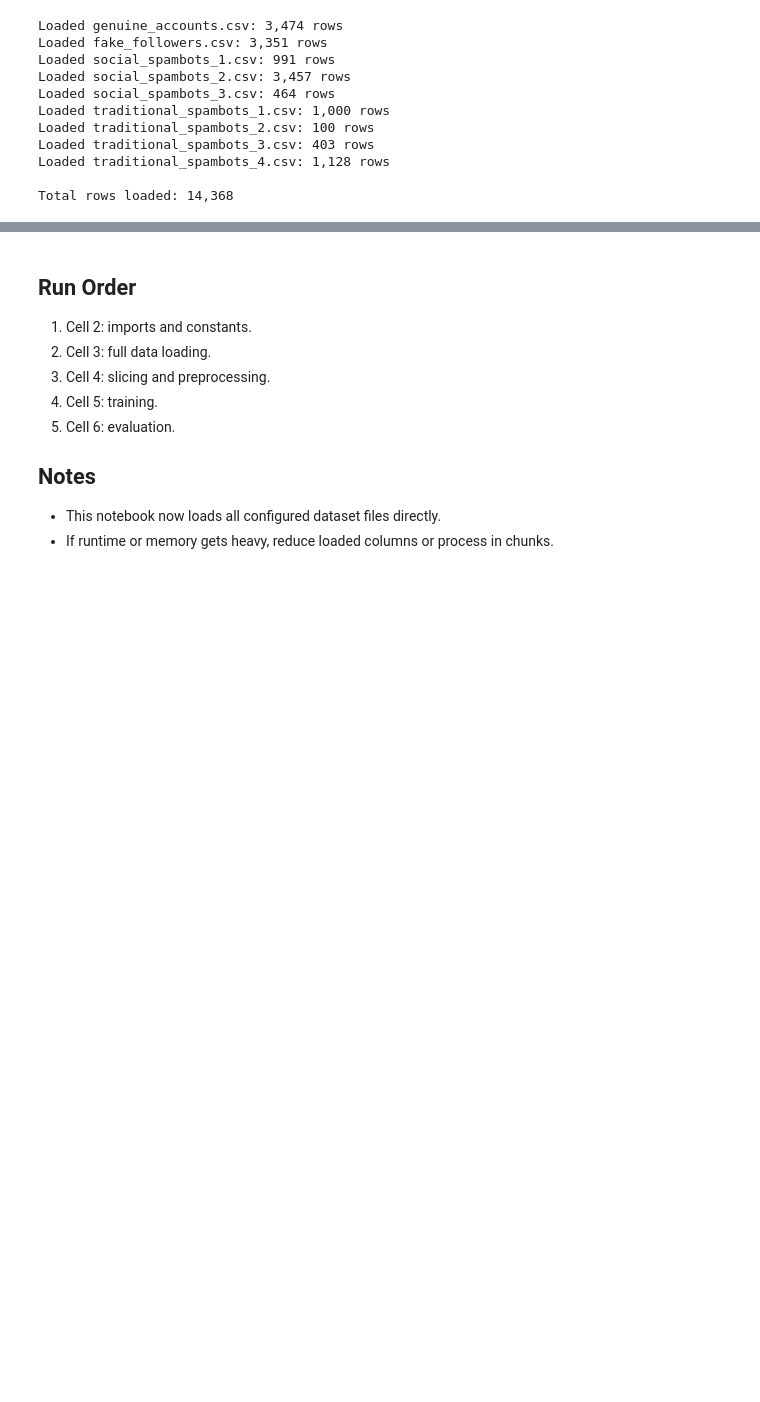
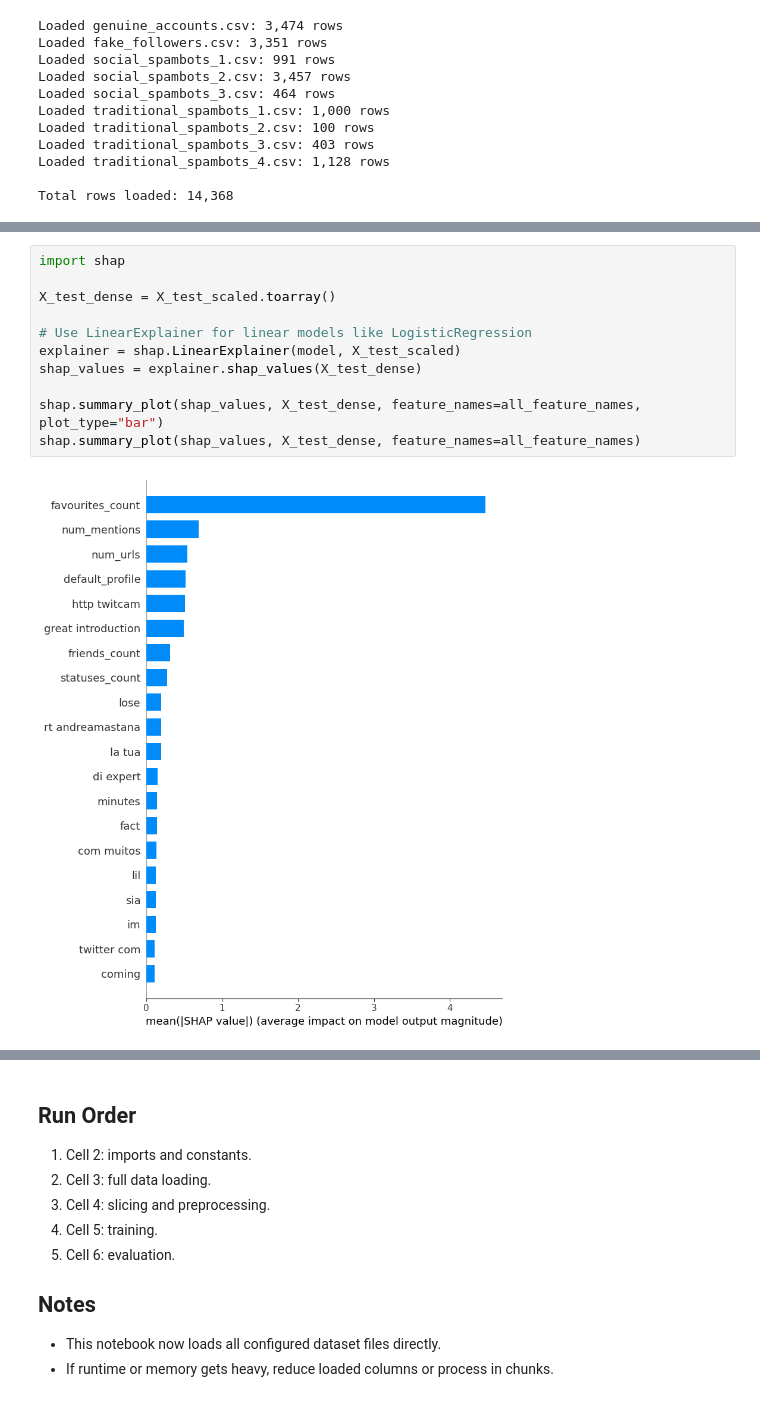
Before and after one commit to katherineesanders/ML-Project, a Jupyter notebook: logreg_experiments_NLP.ipynb, the cells around one changed output, grey strips where cells are left out. Saved outputs shown, nothing was run; the diff lists cells and outputs as text; blank space fills up the shorter version.

```diff
--- a/logreg_experiments_NLP.ipynb
+++ b/logreg_experiments_NLP.ipynb
@@ -224,0 +227,13 @@ plt.show()
+# %%
+import shap
+
+X_test_dense = X_test_scaled.toarray()
+
+# Use LinearExplainer for linear models like LogisticRegression
+explainer = shap.LinearExplainer(model, X_test_scaled)
+shap_values = explainer.shap_values(X_test_dense)
+
+shap.summary_plot(shap_values, X_test_dense, feature_names=all_feature_names, plot_type="bar")
+shap.summary_plot(shap_values, X_test_dense, feature_names=all_feature_names)
+# %% [output]
+[figure, added]
```
Also changed, not shown: parts of 5 cells of this notebook.
